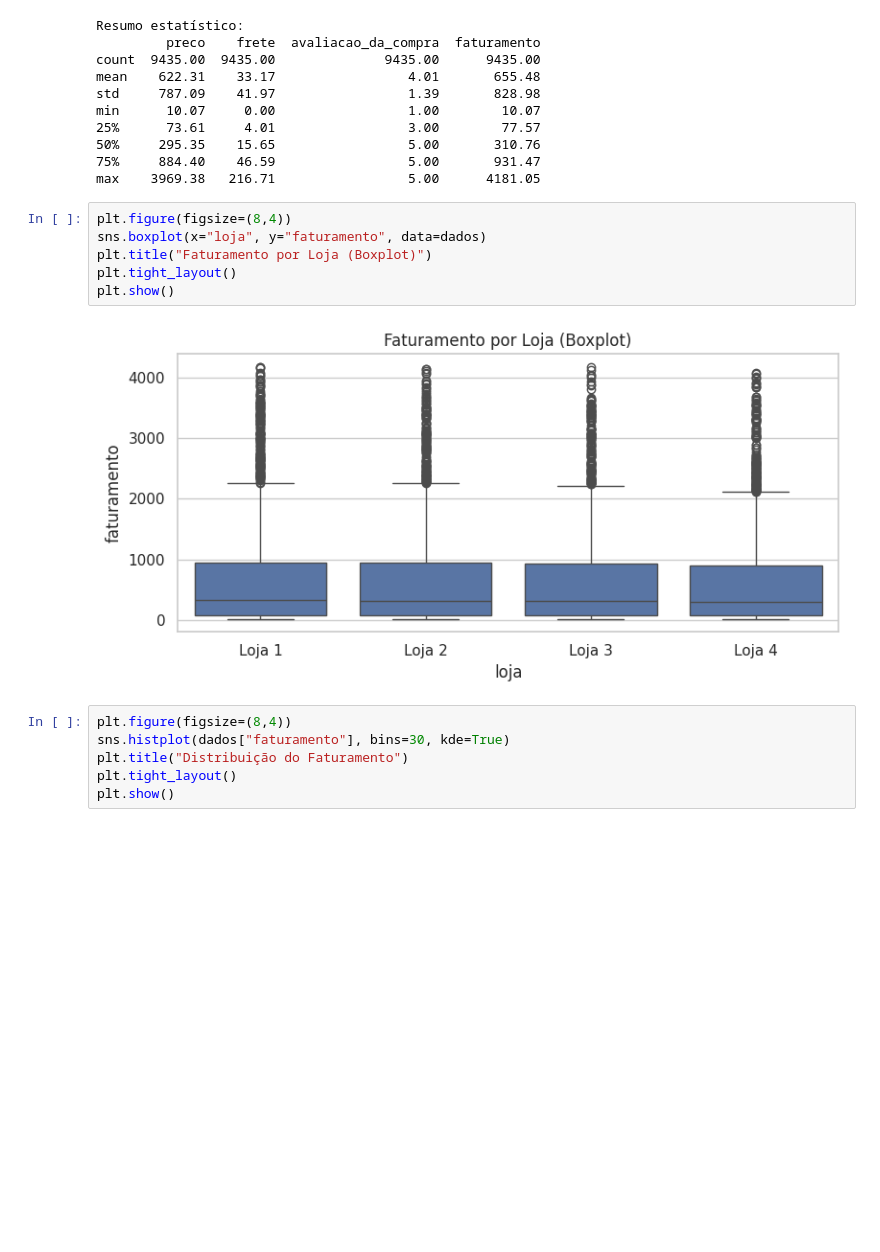
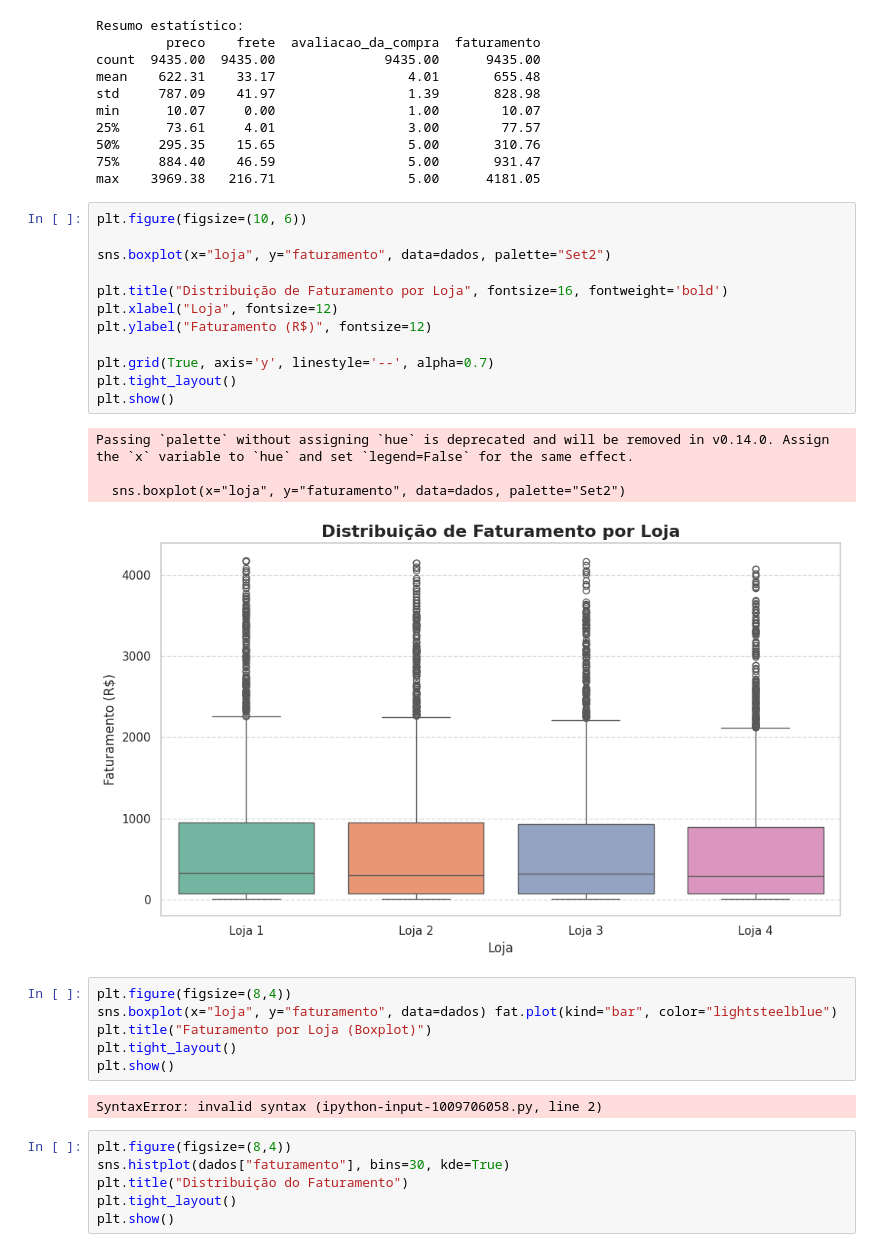
Before and after one commit to Polyanat59/Trab_preparacao_de_dados, a Jupyter notebook: preparacao_dados.ipynb, the cells around one changed output. Saved outputs shown, nothing was run; the diff lists cells and outputs as text; blank space fills up the shorter version.

Commit message:
Alteração do boxplot

```diff
--- a/preparacao_dados.ipynb
+++ b/preparacao_dados.ipynb
@@ -104,14 +104,31 @@ min      10.07     0.00                 1.00        10.07
 50%     295.35    15.65                 5.00       310.76
 75%     884.40    46.59                 5.00       931.47
 max    3969.38   216.71                 5.00      4181.05
+# %%
+plt.figure(figsize=(10, 6))
+
+sns.boxplot(x="loja", y="faturamento", data=dados, palette="Set2")
+
+plt.title("Distribuição de Faturamento por Loja", fontsize=16, fontweight='bold')
+plt.xlabel("Loja", fontsize=12)
+plt.ylabel("Faturamento (R$)", fontsize=12)
+
+plt.grid(True, axis='y', linestyle='--', alpha=0.7)
+plt.tight_layout()
+plt.show()
+# %% [output]
+Passing `palette` without assigning `hue` is deprecated and will be removed in v0.14.0. Assign the `x` variable to `hue` and set `legend=False` for the same effect.
+
+  sns.boxplot(x="loja", y="faturamento", data=dados, palette="Set2")
+[figure, added]
 # %%
 plt.figure(figsize=(8,4))
-sns.boxplot(x="loja", y="faturamento", data=dados)
+sns.boxplot(x="loja", y="faturamento", data=dados) fat.plot(kind="bar", color="lightsteelblue")
 plt.title("Faturamento por Loja (Boxplot)")
 plt.tight_layout()
 plt.show()
 # %% [output]
-[figure, removed]
+SyntaxError: invalid syntax (ipython-input-1009706058.py, line 2)
 # %%
 plt.figure(figsize=(8,4))
 sns.histplot(dados["faturamento"], bins=30, kde=True)
```
